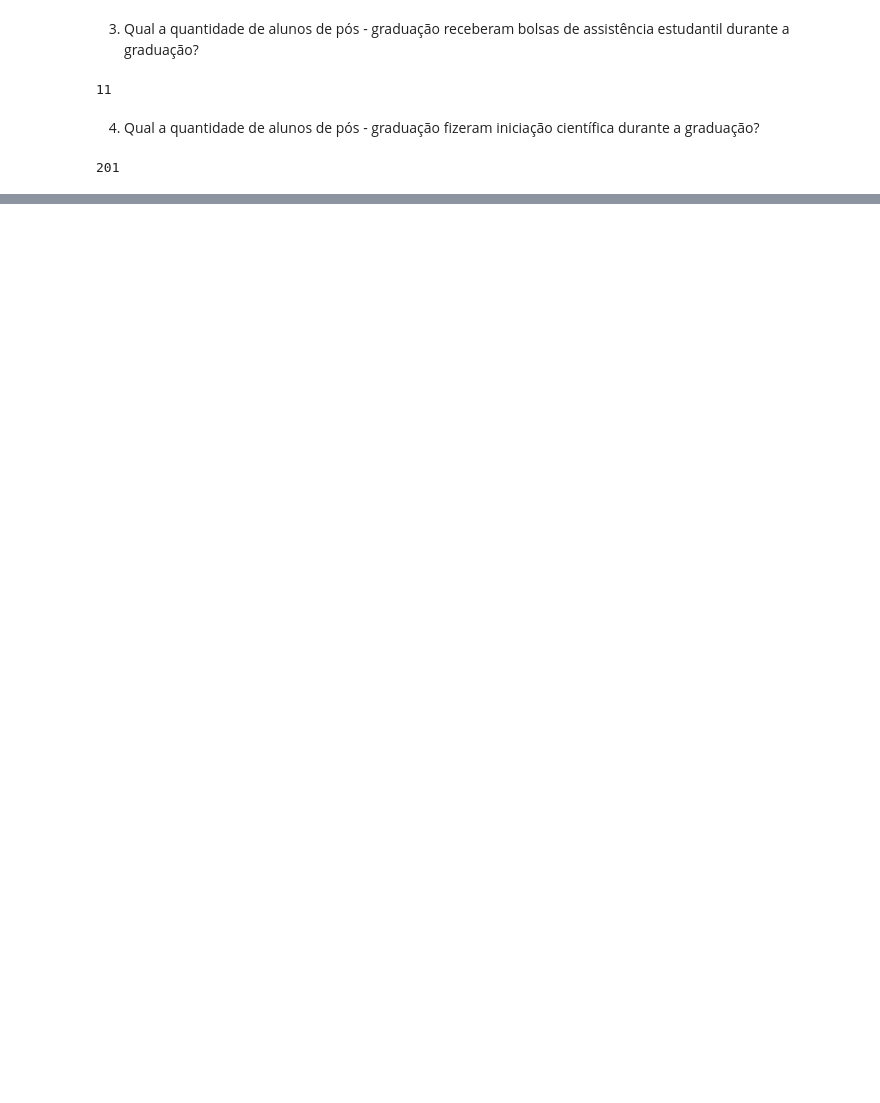
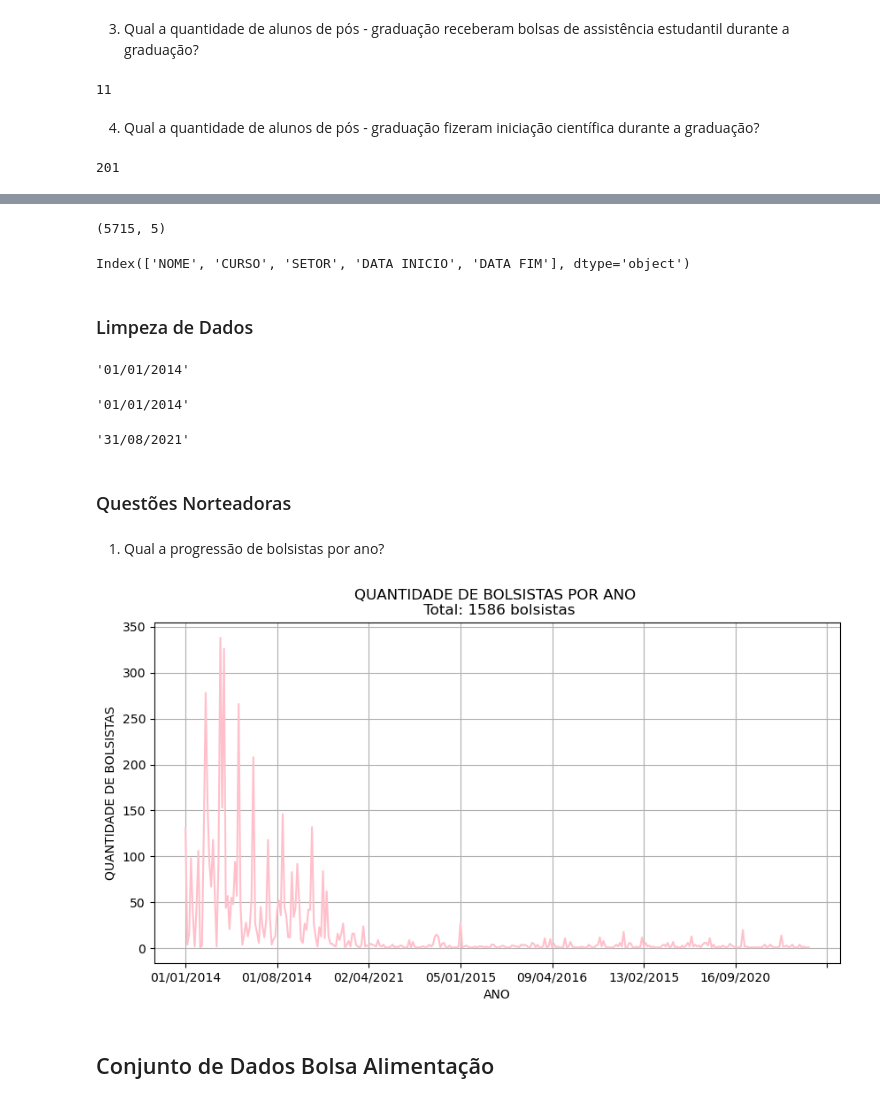
Before and after one commit to riguedes/IC_UFOP, a Jupyter notebook: teste.ipynb, the cells around one changed output, grey strips where cells are left out. Cells and saved outputs as stored; diff of their text form; code cells hidden in the pictures; blank space fills up the shorter version.

```diff
--- a/teste.ipynb
+++ b/teste.ipynb
@@ -916,0 +1008,4 @@ print(quantidade_tres)
+# %%
+path_cinco = r"D:\UFOP\Horas Complementares\Projetos de Extensão\IC\Dataset\bolsistas.csv" #Endereço do csv para leitura
+# %%
+df_cinco = pd.read_csv(path_cinco, sep=';', encoding='UTF-8') # Conversão de CSV para o padrão UTF-8
@@ -916,0 +1043,41 @@ print(quantidade_tres)
+# %%
+df_cinco.shape #Tamanho da base de dados: número de linhas e número de colunas
+# %% [output]
+(5715, 5)
+# %%
+df_cinco.columns #Saber o nome das colunas
+# %% [output]
+Index(['NOME', 'CURSO', 'SETOR', 'DATA INICIO', 'DATA FIM'], dtype='object')
+# %% [markdown]
+### Limpeza de Dados
+# %%
+#Inserindo coluna para contagem para facilitar nas análises
+df_cinco['Contagem'] = 1
+# %%
+df_cinco['DATA INICIO'].min() #menor data de ingresso do dataframe
+# %% [output]
+'01/01/2014'
+# %%
+df_cinco['DATA INICIO'].min()
+# %% [output]
+'01/01/2014'
+# %%
+df_cinco['DATA INICIO'].max()
+# %% [output]
+'31/08/2021'
+# %% [markdown]
+### Questões Norteadoras
+# %% [markdown]
+1. Qual a progressão de bolsistas por ano?
+# %%
+plotagem_um_quatro = df_cinco.copy()
+plotagem_um_quatro.groupby('DATA INICIO')['Contagem'].sum().plot(color='pink', figsize=(10,5), grid=True)
+
+plt.title('QUANTIDADE DE BOLSISTAS POR ANO \n Total: ' + str(df_dois['Contagem'].sum()) + ' bolsistas')
+plt.xlabel('ANO')
+plt.ylabel('QUANTIDADE DE BOLSISTAS')
+plt.show()
+# %% [output]
+[figure, added]
+# %% [markdown]
+## Conjunto de Dados Bolsa Alimentação
```
Also changed, not shown: parts of 49 cells of this notebook.
